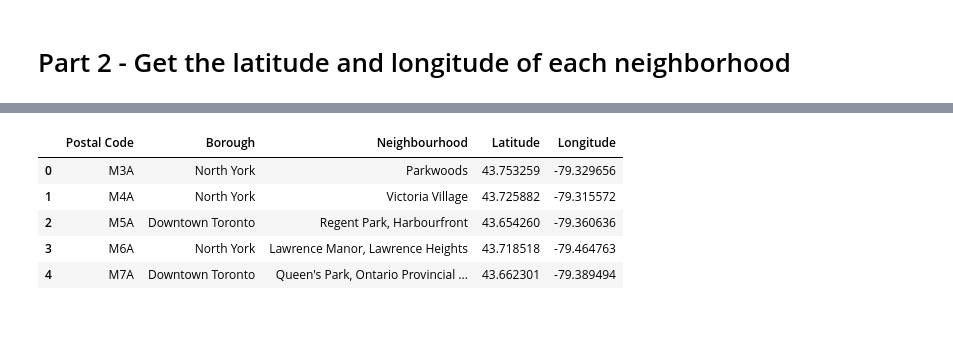
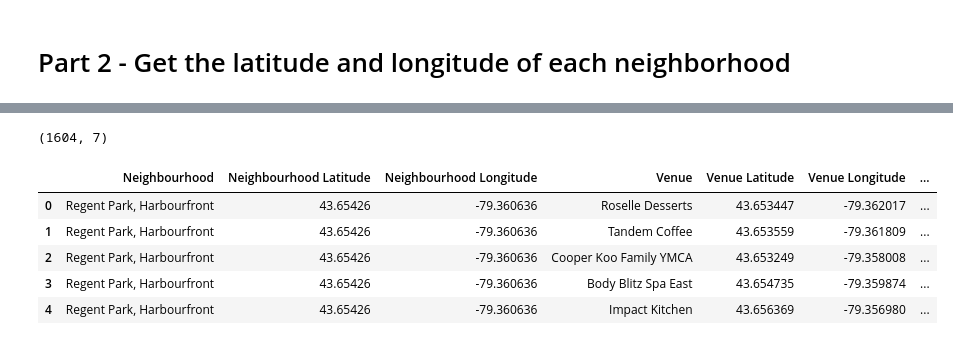
Before and after one commit to megpay/capstone_project, a Jupyter notebook: Capstone.ipynb, the cells around one changed output, grey strips where cells are left out. Drawn from its saved outputs; the diff is of its cells as text; code cells hidden in the pictures.

```diff
--- a/Capstone.ipynb
+++ b/Capstone.ipynb
@@ -56,0 +121,10 @@ new_df = toronto_df.merge(lat_lng_df, left_on='Postal Code', right_on='Postal Co
+# %%
+data_df.loc[0, 'Neighbourhood']
+neighbourhood_latitude = data_df.loc[0, 'Latitude'] # neighborhood latitude value
+neighbourhood_longitude = data_df.loc[0, 'Longitude'] # neighborhood longitude value
+
+neighbourhood_name = data_df.loc[0, 'Neighbourhood'] # neighborhood name
+
+print('Latitude and longitude values of {} are {}, {}.'.format(neighbourhood_name,
+                                                               neighbourhood_latitude,
+                                                               neighbourhood_longitude))
@@ -56,0 +133,14 @@ new_df = toronto_df.merge(lat_lng_df, left_on='Postal Code', right_on='Postal Co
+# %%
+# Define the radius to be within 500 meters and create the URL. Limit to 100 responses.
+radius = 500
+lmt = 100
+version = 20201220
+url = 'https://api.foursquare.com/v2/venues/explore?&client_id={}&client_secret={}&v={}&ll={},{}&radius={}&limit={}'.format(
+    CLIENT_ID,
+    CLIENT_SECRET,
+    version,
+    neighbourhood_latitude,
+    neighbourhood_longitude,
+    radius,
+    lmt)
+print(url)
@@ -56,0 +149,6 @@ new_df = toronto_df.merge(lat_lng_df, left_on='Postal Code', right_on='Postal Co
+# %%
+import json
+import requests
+from pandas.io.json import json_normalize
+results = requests.get(url).json()
+results
@@ -56,0 +248,5 @@ new_df = toronto_df.merge(lat_lng_df, left_on='Postal Code', right_on='Postal Co
+# %%
+toronto_venues = getNearbyVenues(names=data_df['Neighbourhood'],
+                                   latitudes=data_df['Latitude'],
+                                   longitudes=data_df['Longitude']
+                                  )
@@ -57,10 +271,12 @@ new_df = toronto_df.merge(lat_lng_df, left_on='Postal Code', right_on='Postal Co
 # %%
-# Take a look at the combined data frame.
-new_df.head()
+# Take a look at the dataframe with venues.
+print(toronto_venues.shape)
+toronto_venues.head()
 # %% [output]
+(1604, 7)
-|  | Postal Code | Borough | Neighbourhood | Latitude | Longitude |
-| 0 | M3A | North York | Parkwoods | 43.753259 | -79.329656 |
-| 1 | M4A | North York | Victoria Village | 43.725882 | -79.315572 |
-| 2 | M5A | Downtown Toronto | Regent Park, Harbourfront | 43.654260 | -79.360636 |
-| 3 | M6A | North York | Lawrence Manor, Lawrence Heights | 43.718518 | -79.464763 |
-| 4 | M7A | Downtown Toronto | Queen's Park, Ontario Provincial ... | 43.662301 | -79.389494 |
+|  | Neighbourhood | Neighbourhood Latitude | Neighbourhood Longitude | Venue | Venue Latitude | Venue Longitude | ... |
+| 0 | Regent Park, Harbourfront | 43.65426 | -79.360636 | Roselle Desserts | 43.653447 | -79.362017 | ... |
+| 1 | Regent Park, Harbourfront | 43.65426 | -79.360636 | Tandem Coffee | 43.653559 | -79.361809 | ... |
+| 2 | Regent Park, Harbourfront | 43.65426 | -79.360636 | Cooper Koo Family YMCA | 43.653249 | -79.358008 | ... |
+| 3 | Regent Park, Harbourfront | 43.65426 | -79.360636 | Body Blitz Spa East | 43.654735 | -79.359874 | ... |
+| 4 | Regent Park, Harbourfront | 43.65426 | -79.360636 | Impact Kitchen | 43.656369 | -79.356980 | ... |
```
Also changed, not shown: parts of 25 cells of this notebook.
